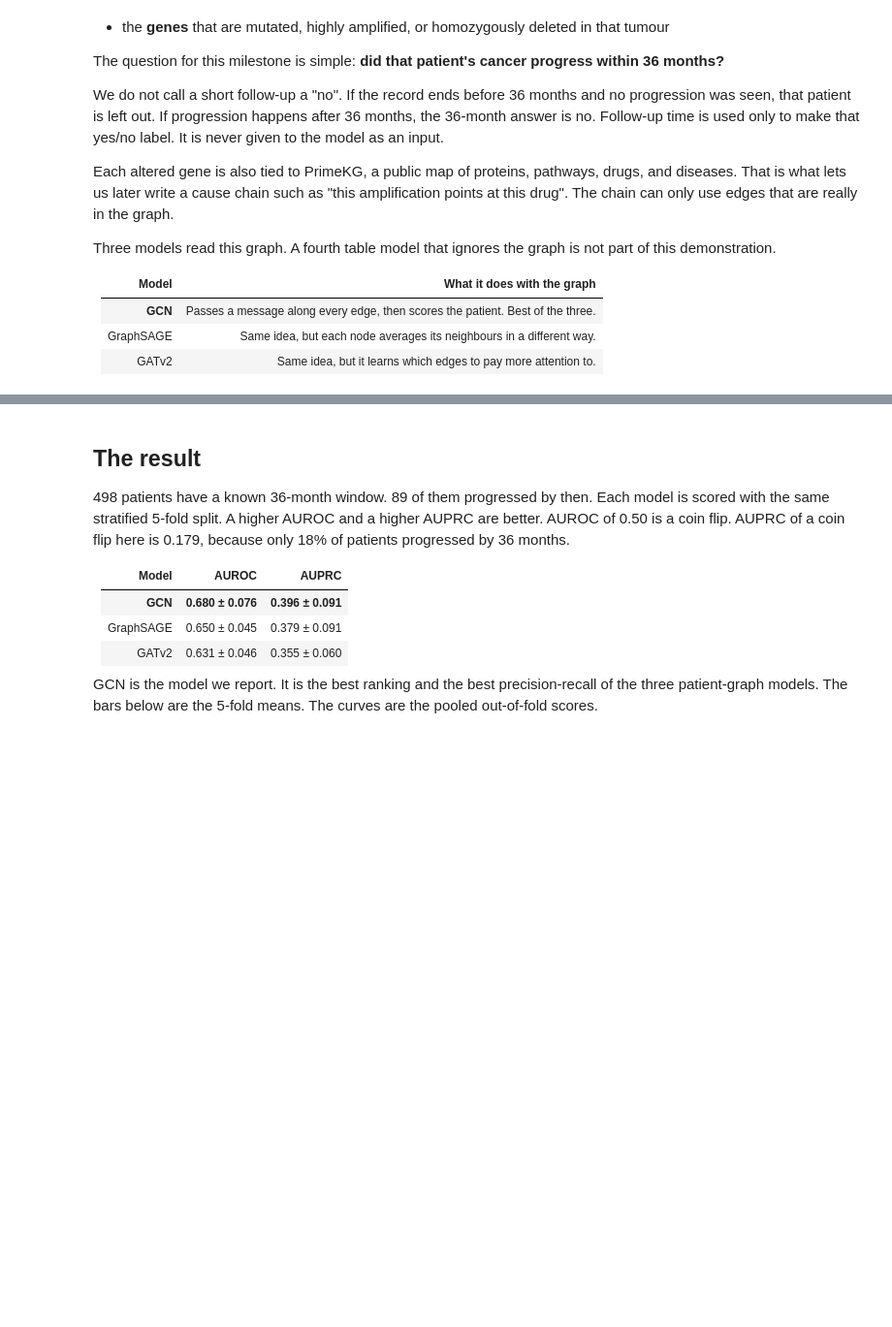
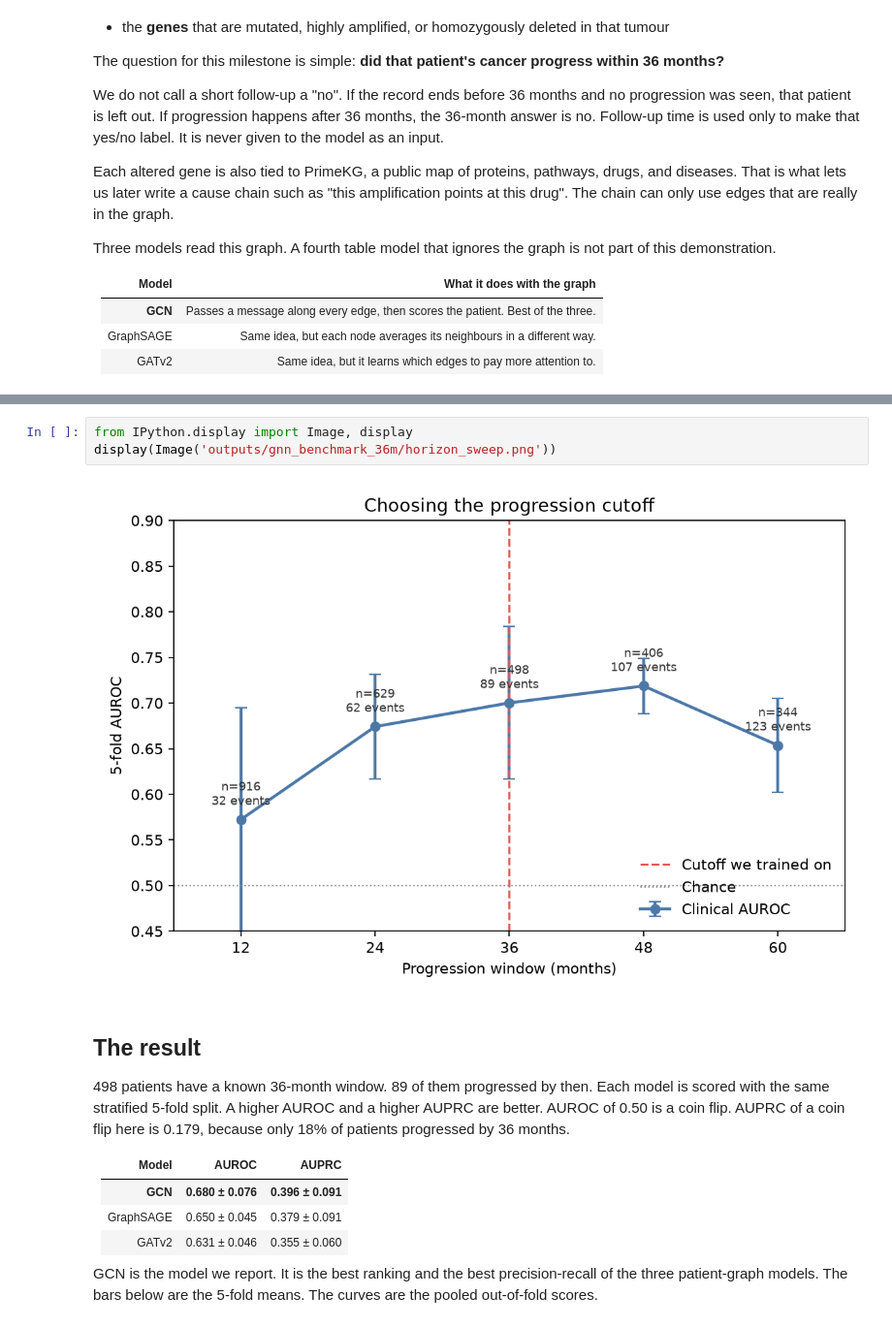
Before and after one commit to shauryasf/primekg-patient-reasoning, a Jupyter notebook: notebooks/recurrence_gnn_milestone_demonstration.ipynb, the cells around one changed output, grey strips where cells are left out. Shown at 97% size. Drawn from its saved outputs; the diff is of its cells as text; blank space fills up the shorter version.

```diff
--- a/notebooks/recurrence_gnn_milestone_demonstration.ipynb
+++ b/notebooks/recurrence_gnn_milestone_demonstration.ipynb
@@ -29,3 +35,8 @@ Three models read this graph. A fourth table model that ignores the graph is not
+# %%
+from IPython.display import Image, display
+display(Image('outputs/gnn_benchmark_36m/horizon_sweep.png'))
+# %% [output]
+[figure, added]
 # %% [markdown]
 ## The result
 
```
Also changed, not shown: parts of 1 cell of this notebook, 2 other files.
